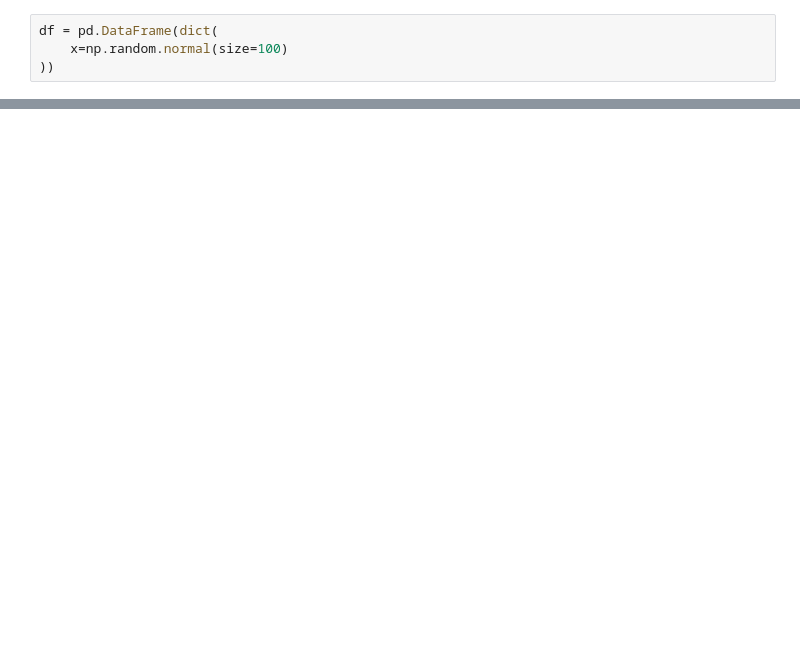
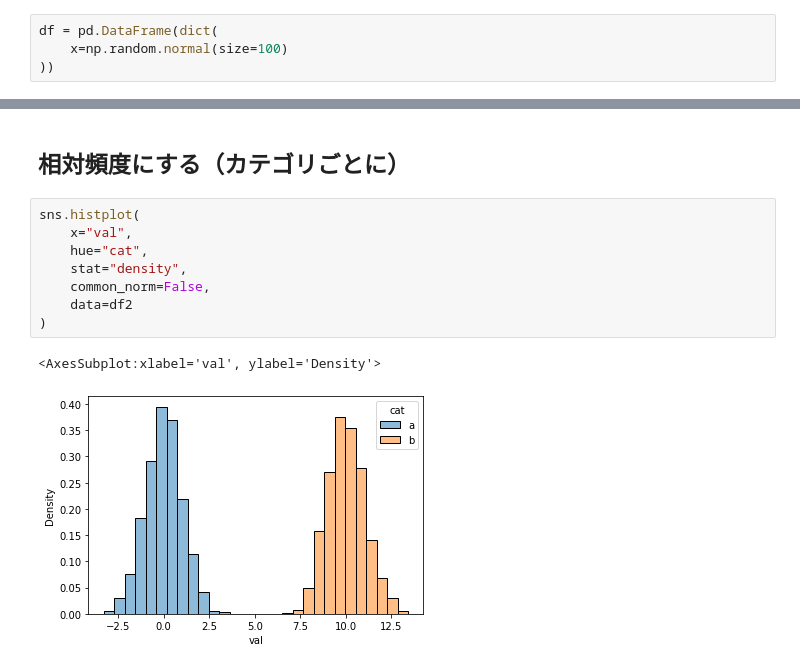
Before and after one commit to hotoku/samples, a Jupyter notebook: ipynotebook/seaborn/histogram.ipynb, the cells around one changed output, grey strips where cells are left out. Cells and saved outputs as stored; diff of their text form; blank space fills up the shorter version.

```diff
--- a/ipynotebook/seaborn/histogram.ipynb
+++ b/ipynotebook/seaborn/histogram.ipynb
@@ -32,0 +68,13 @@ sns.histplot(
+# %% [markdown]
+## 相対頻度にする（カテゴリごとに）
+# %%
+sns.histplot(
+    x="val",
+    hue="cat",
+    stat="density",
+    common_norm=False,
+    data=df2
+)
+# %% [output]
+<AxesSubplot:xlabel='val', ylabel='Density'>
+[figure, added]
```
Also changed, not shown: parts of 13 cells of this notebook.
